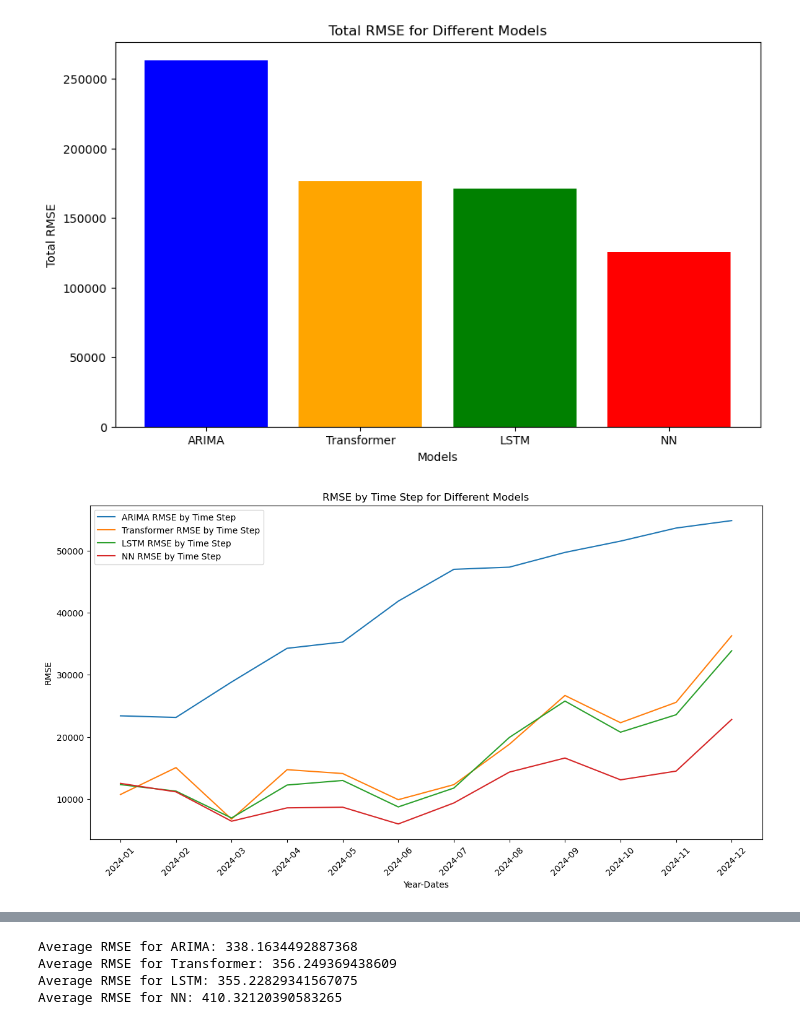
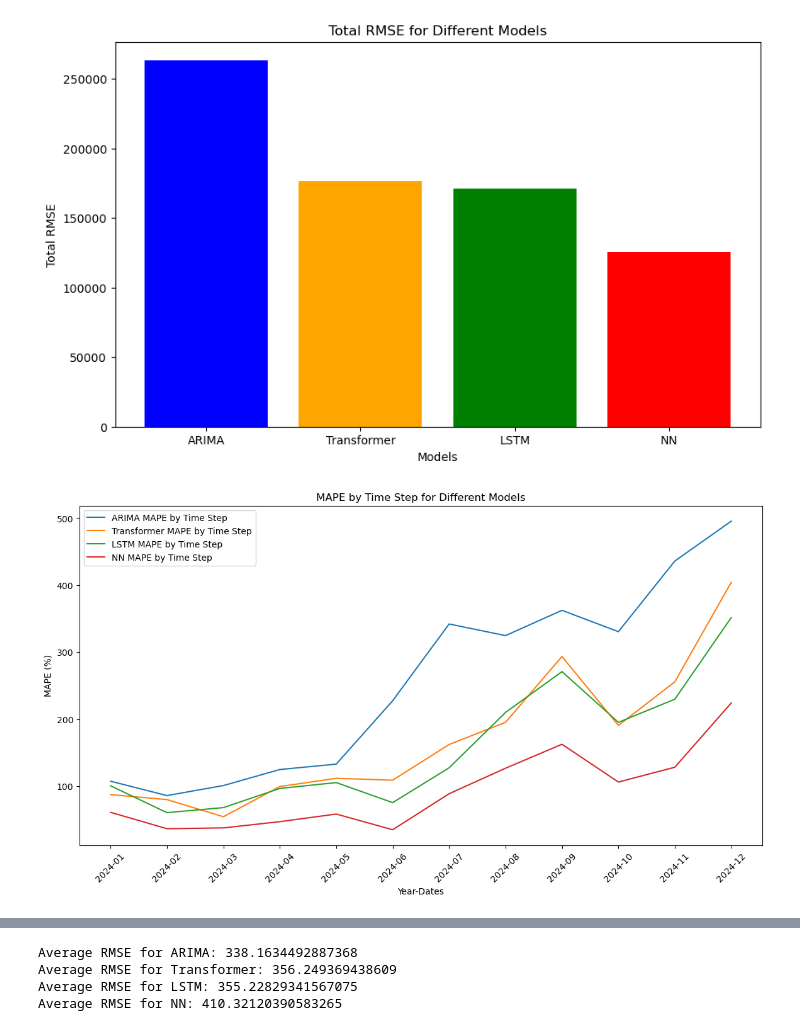
Before and after one commit to alanklin/AA-Capstone, a Jupyter notebook: Code/Notebooks/week5_model_building.ipynb, the cells around one changed output, grey strips where cells are left out. Drawn from its saved outputs; the diff is of its cells as text; code cells hidden in the pictures.

```diff
--- a/Code/Notebooks/week5_model_building.ipynb
+++ b/Code/Notebooks/week5_model_building.ipynb
@@ -419,42 +419,42 @@ plt.show()
 # %%
 import matplotlib.pyplot as plt
 
 # Define the regions of interest
 regions_of_interest = [
     'San Diego Sector', 'El Centro Sector', 'Yuma Sector', 'Tucson Sector',
     'El Paso Sector', 'Marfa Sector', 'Del Rio Sector', 'Laredo Sector', 'Rio Grande Valley Sector'
 ]
 
-# Initialize a dictionary to store RMSE values for the regions of interest
-rmse_values_interest = {region: rmse_values[region] for region in regions_of_interest if region in rmse_values}
+# Initialize a dictionary to store MAPE values for the regions of interest
+mape_values_interest = {region: rmse_values[region] for region in regions_of_interest if region in rmse_values}
 
-# Initialize a dictionary to store the RMSE values by time step for each model
-rmse_by_time_step = {'ARIMA': np.zeros(seq_length), 'Transformer': np.zeros(seq_length), 'LSTM': np.zeros(seq_length), 'NN': np.zeros(seq_length)}
+# Initialize a dictionary to store the MAPE values by time step for each model
+mape_by_time_step = {'ARIMA': np.zeros(seq_length), 'Transformer': np.zeros(seq_length), 'LSTM': np.zeros(seq_length), 'NN': np.zeros(seq_length)}
 
-# Calculate the RMSE by time step for each model
-for region, rmses in rmse_values_interest.items():
+# Calculate the MAPE by time step for each model
+for region, rmses in mape_values_interest.items():
     true_test_data = sector_test.loc[region].values
-    for model in rmse_by_time_step.keys():
+    for model in mape_by_time_step.keys():
         forecast = tf_forecasts[region][:seq_length] if model == 'Transformer' else lstm_forecasts[region][:seq_length] if model == 'LSTM' else nn_forecasts[region][:seq_length] if model == 'NN' else arima_forecasts[region]
-        rmse_by_time_step[model] += (forecast - true_test_data) ** 2
+        mape_by_time_step[model] += np.abs((forecast - true_test_data) / true_test_data)
 
-# Calculate the mean RMSE by time step
-for model in rmse_by_time_step.keys():
-    rmse_by_time_step[model] = np.sqrt(rmse_by_time_step[model] / len(regions_of_interest))
+# Calculate the mean MAPE by time step
+for model in mape_by_time_step.keys():
+    mape_by_time_step[model] = (mape_by_time_step[model] / len(regions_of_interest)) * 100
 
-# Plot the RMSE by time step for each model
+# Plot the MAPE by time step for each model
 plt.figure(figsize=(14, 7))
-for model, rmse in rmse_by_time_step.items():
-    plt.plot(range(seq_length), rmse, label=f'{model} RMSE by Time Step')
+for model, mape in mape_by_time_step.items():
+    plt.plot(range(seq_length), mape, label=f'{model} MAPE by Time Step')
 
 # Generate date range for the X-axis
-date_range = pd.date_range(start='2024-01-01', periods=seq_length, freq='M')
+date_range = pd.date_range(start='2024-01-01', periods=seq_length, freq='ME')
 plt.xticks(ticks=range(seq_length), labels=date_range.strftime('%Y-%m'), rotation=45)
 
 plt.xlabel('Year-Dates')
-plt.ylabel('RMSE')
-plt.title('RMSE by Time Step for Different Models')
+plt.ylabel('MAPE (%)')
+plt.title('MAPE by Time Step for Different Models')
 plt.legend()
 plt.show()
 # %% [output]
-[figure, old version]
+[figure, new version]
```
Also changed, not shown: parts of 1 cell of this notebook, 2 other files.
